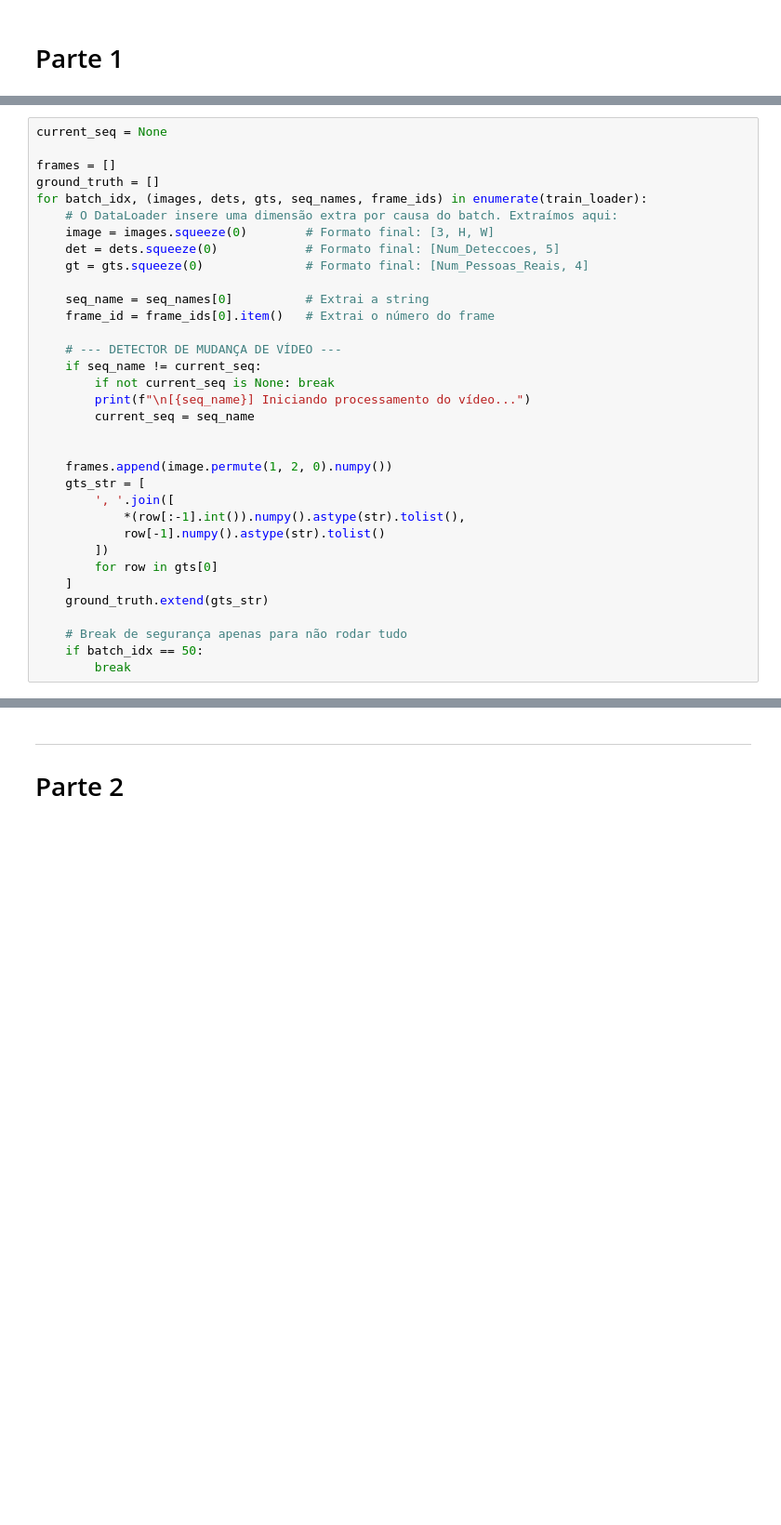
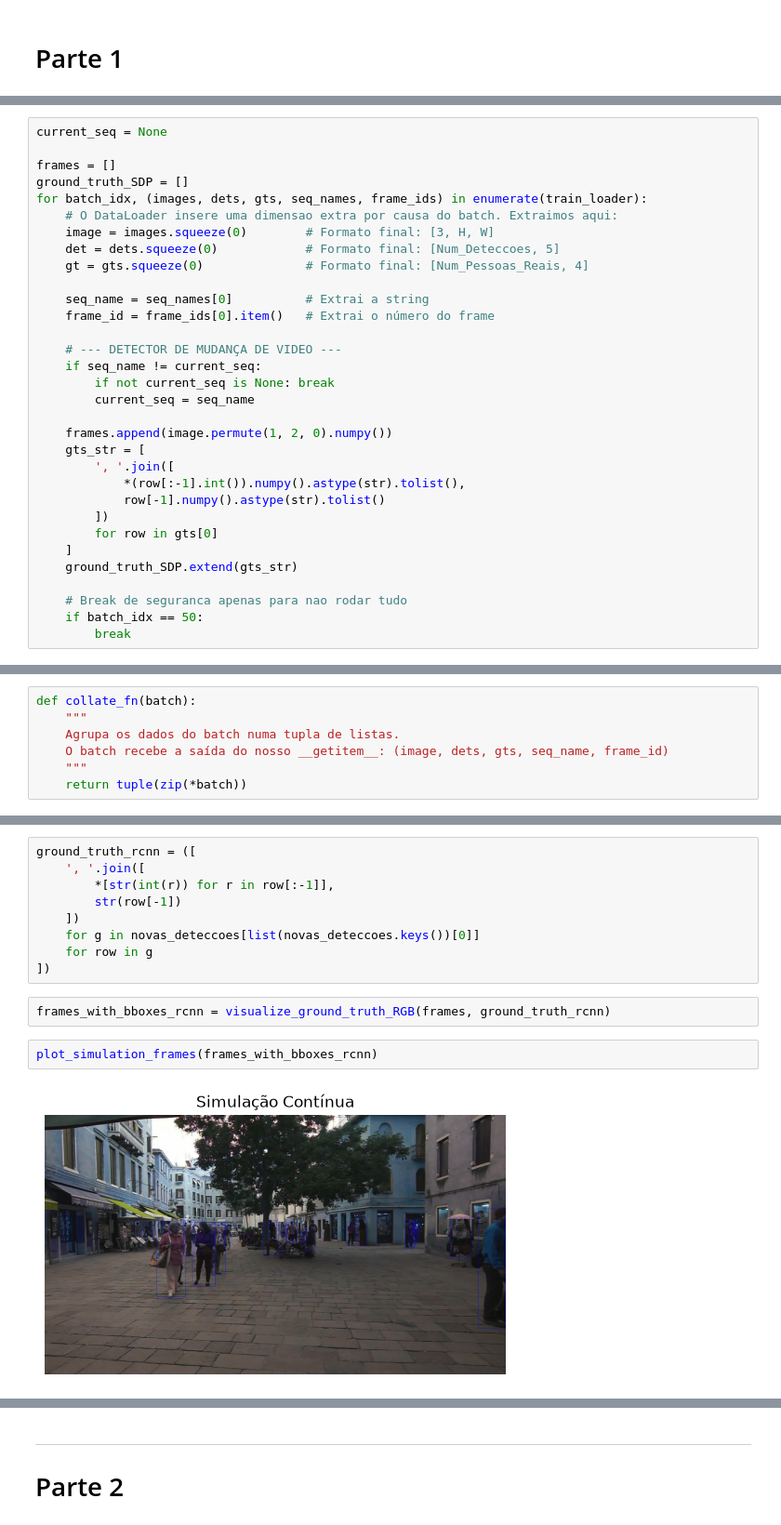
Before and after one commit to WalleriaSimoes/deep-learning-pa2, a Jupyter notebook: script.ipynb, the cells around one changed output, grey strips where cells are left out. Shown at 93% size. Drawn from its saved outputs; the diff is of its cells as text; blank space fills up the shorter version.

Commit message:
Add: Adição da parte 1.2, refatoração da função da compute_metrics e criação de funções para essa questão.

```diff
--- a/script.ipynb
+++ b/script.ipynb
@@ -162,9 +156,9 @@ AssertionError: Erro: Nenhuma imagem encontrada para 'SDP' em features\train.
 current_seq = None
 
 frames = []
-ground_truth = []
+ground_truth_SDP = []
 for batch_idx, (images, dets, gts, seq_names, frame_ids) in enumerate(train_loader):
-    # O DataLoader insere uma dimensão extra por causa do batch. Extraímos aqui:
+    # O DataLoader insere uma dimensao extra por causa do batch. Extraimos aqui:
     image = images.squeeze(0)        # Formato final: [3, H, W]
     det = dets.squeeze(0)            # Formato final: [Num_Deteccoes, 5]
     gt = gts.squeeze(0)              # Formato final: [Num_Pessoas_Reais, 4]
@@ -172,12 +166,10 @@ for batch_idx, (images, dets, gts, seq_names, frame_ids) in enumerate(train_load
     seq_name = seq_names[0]          # Extrai a string
     frame_id = frame_ids[0].item()   # Extrai o número do frame
 
-    # --- DETECTOR DE MUDANÇA DE VÍDEO ---
+    # --- DETECTOR DE MUDANÇA DE VIDEO ---
     if seq_name != current_seq:
         if not current_seq is None: break
-        print(f"\n[{seq_name}] Iniciando processamento do vídeo...")
         current_seq = seq_name
-
 
     frames.append(image.permute(1, 2, 0).numpy())
     gts_str = [
@@ -187,8 +179,8 @@ for batch_idx, (images, dets, gts, seq_names, frame_ids) in enumerate(train_load
         ])
         for row in gts[0]
     ]
-    ground_truth.extend(gts_str)
+    ground_truth_SDP.extend(gts_str)
 
-    # Break de segurança apenas para não rodar tudo
+    # Break de seguranca apenas para nao rodar tudo
     if batch_idx == 50:
         break
@@ -226,2 +219,9 @@ plot_simulation_frames(frames_with_bboxes)
 # %% [output]
 [figure]
+# %%
+def collate_fn(batch):
+    """
+    Agrupa os dados do batch numa tupla de listas.
+    O batch recebe a saída do nosso __getitem__: (image, dets, gts, seq_name, frame_id)
+    """
+    return tuple(zip(*batch))
@@ -227,0 +306,15 @@ plot_simulation_frames(frames_with_bboxes)
+# %%
+ground_truth_rcnn = ([
+    ', '.join([
+        *[str(int(r)) for r in row[:-1]],
+        str(row[-1])
+    ])
+    for g in novas_deteccoes[list(novas_deteccoes.keys())[0]]
+    for row in g
+])
+# %%
+frames_with_bboxes_rcnn = visualize_ground_truth_RGB(frames, ground_truth_rcnn)
+# %%
+plot_simulation_frames(frames_with_bboxes_rcnn)
+# %% [output]
+[figure, added]
```
Also changed, not shown: parts of 17 cells of this notebook, 1 other file.
